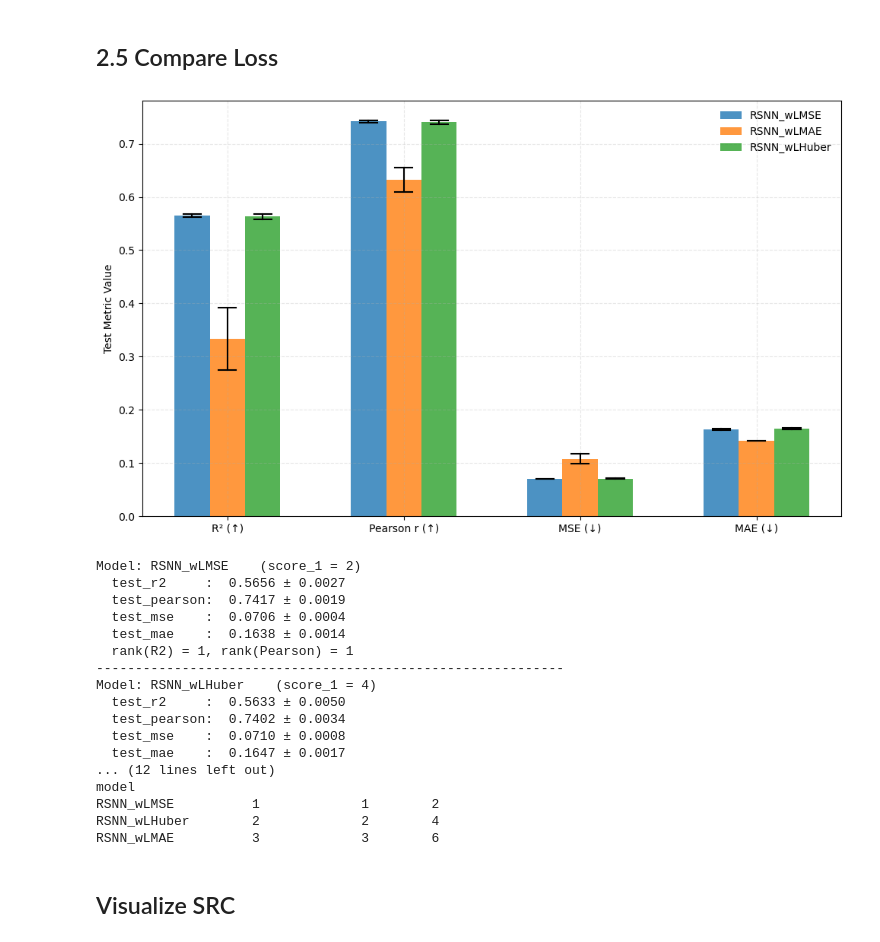
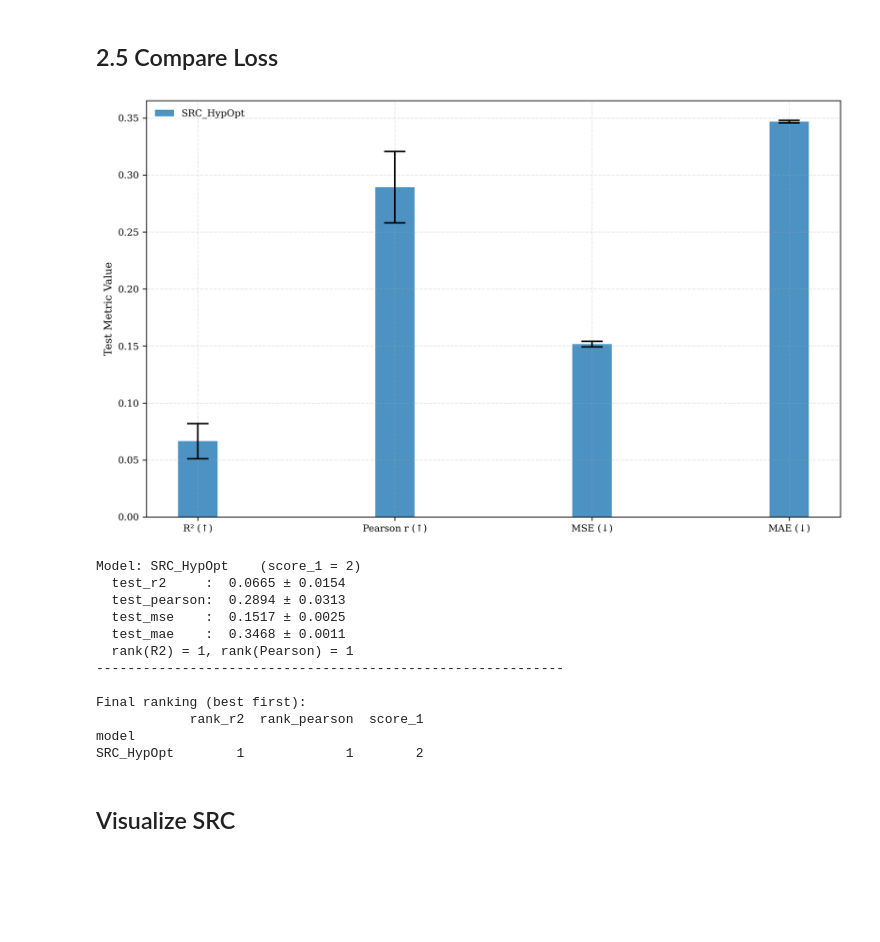
Before and after one commit to LuposX/FlexSpike, a Jupyter notebook: utils/generate_graphics.ipynb, the cells around one changed output. Cells and saved outputs as stored; diff of their text form; code cells hidden in the pictures; blank space fills up the shorter version.

```diff
--- a/utils/generate_graphics.ipynb
+++ b/utils/generate_graphics.ipynb
@@ -262,33 +260,3 @@ KeyboardInterrupt:
-# %%
-import wandb
-import pandas as pd
-
-api = wandb.Api()
-
-# Your project
-project_path = "lupos/SpikeSynth-Surrogate-Sweep"
-
-# The sweep ID you want to collect
-sweep_id = "byr8b0jv"
-
-# Get all runs
-runs = api.runs(project_path)
-
-# Filter runs by sweep
-sweep_runs = [run for run in runs if getattr(run, "sweep", None) and run.sweep.id == sweep_id]
-
-# Collect metrics
-data = []
-for run in sweep_runs:
-    summary = run.summary._json_dict
-    config = {k: v for k, v in run.config.items() if not k.startswith('_')}
-    name = run.name
-    history = run.history(samples=10000)
-    history["run_name"] = name
-    history["config"] = [config] * len(history)
-    data.append(history)
-
-df = pd.concat(data)
 # %%
 metric_cols = [
     c for c in df.columns
@@ -333,6 +359,7 @@ include = ["RSNN_wHypOptim_4L", "RSNN_wHypOptim_Skip2", "RSNN_wHypOptim_Skip3",
 include = ["RSNN_wHypOpt", "RSNN_wHypOpt_Bntt", "RSNN_wHypOpt_LayNorm"]
 include = ["RSNN_wLMSE", "RSNN_wLMAE", "RSNN_wLHuber"]
 include = ["SLSTM_4L", "SLSTM_8L"]
+include = ["SRC_HypOpt"]
 
 window = 1  # smoothing window, bigger smoother
 
@@ -366,6 +393,12 @@ for model_name in include:
                     stats["mean"] + stats["std"],
                     alpha=0.2)
 
+    final_step = stats.index.max()
+    final_mean = stats.loc[final_step, "mean"]
+    final_std = stats.loc[final_step, "std"]
+    print(f"Final for {model_name}: step={final_step}, mean={final_mean:.4f}, std={final_std:.4f}")
+
+
 # Labels, title, grid, legend
 #ax.set_yscale("log")
 ax.set_xlabel("Steps")
@@ -379,6 +412,6 @@ plt.tight_layout()
 # Save the figure
 # fig.savefig("fully_trained_val_loss.png", bbox_inches="tight")
 #fig.savefig("comparsion_normalization.png", bbox_inches="tight")
-fig.savefig("comparsion_normalization.png", bbox_inches="tight")
+fig.savefig("SRC_result.pdf", bbox_inches="tight")
 
 plt.show()
@@ -940,10 +979,11 @@ import re
 from matplotlib.ticker import PercentFormatter
 
 # Metrics to plot instead of layers
-metric_cols = ["test_r2", "test_pearson", "test_mse", "test_mae"]
+metric_cols = ["val_loss", "test_r2", "test_pearson", "test_mse", "test_mae"]
 
 # Models (prefixes) to include
 include = ["RSNN_wLMSE", "RSNN_wLMAE", "RSNN_wLHuber"]
+include = ["SRC_HypOpt"]
 
 grouped_data = []
 for model_prefix in include:
@@ -982,34 +1022,35 @@ for i, (model_name, means, stds) in enumerate(grouped_data):
                   color=colors[i % len(colors)], alpha=0.8, label=model_name)
 
     # Add std as vertical line + caps
     for x, m, s in zip(positions, means.values, stds.values):
         ax.plot([x, x], [m - s, m + s], color='black', lw=1.5)
         ax.plot([x - width/4, x + width/4], [m + s, m + s], color='black', lw=1.5)
         ax.plot([x - width/4, x + width/4], [m - s, m - s], color='black', lw=1.5)
 
 # X-axis labels (just metrics)
 ax.set_xticks(metric_indices)
 ax.set_xticklabels(metric_names)
 
 ax.set_ylabel("Test Metric Value")
 ax.grid(True, linestyle="--", alpha=0.3)
 ax.legend(frameon=False)
 
 pretty_names = {
+    "val_loss": "Validation Loss(↓)",
     "test_r2": "R² (↑)",
     "test_pearson": "Pearson r (↑)",
     "test_mse": "MSE (↓)",
     "test_mae": "MAE (↓)",
 }
 
 ax.set_xticks(metric_indices)
 ax.set_xticklabels([pretty_names[m] for m in metric_names])
 
 plt.tight_layout()
 plt.savefig("spike_activity_test_metrics.pdf", bbox_inches="tight")
 plt.show()
 # %% [output]
-[figure, old version]
+[figure, new version]
 # %%
 import re
 import numpy as np
@@ -1018,6 +1059,7 @@ import pandas as pd
 # metrics & models (use your existing lists if you prefer)
 metric_cols = ["test_r2", "test_pearson", "test_mse", "test_mae"]
 include = ["RSNN_wLMSE", "RSNN_wLMAE", "RSNN_wLHuber"]
+include = ["SRC_HypOpt"]
 
 # build summary rows like in your original code
 rows = []
@@ -1078,23 +1120,18 @@ else:
     print("\nFinal ranking (best first):")
     print(summary[["rank_r2", "rank_pearson", "score_1"]].astype(int))
 # %% [output]
-Model: RSNN_wLMSE    (score_1 = 2)
-  test_r2     :  0.5656 ± 0.0027
-  test_pearson:  0.7417 ± 0.0019
-  test_mse    :  0.0706 ± 0.0004
-  test_mae    :  0.1638 ± 0.0014
+Model: SRC_HypOpt    (score_1 = 2)
+  test_r2     :  0.0665 ± 0.0154
+  test_pearson:  0.2894 ± 0.0313
+  test_mse    :  0.1517 ± 0.0025
+  test_mae    :  0.3468 ± 0.0011
   rank(R2) = 1, rank(Pearson) = 1
 ------------------------------------------------------------
-Model: RSNN_wLHuber    (score_1 = 4)
-  test_r2     :  0.5633 ± 0.0050
-  test_pearson:  0.7402 ± 0.0034
-  test_mse    :  0.0710 ± 0.0008
-  test_mae    :  0.1647 ± 0.0017
-... (12 lines left out)
+
+Final ranking (best first):
+            rank_r2  rank_pearson  score_1
 model
-RSNN_wLMSE          1             1        2
-RSNN_wLHuber        2             2        4
-RSNN_wLMAE          3             3        6
+SRC_HypOpt        1             1        2
 # %% [markdown]
 ## Visualize SRC
 # %%
```
Also changed, not shown: parts of 6 cells of this notebook, 4 other files.
